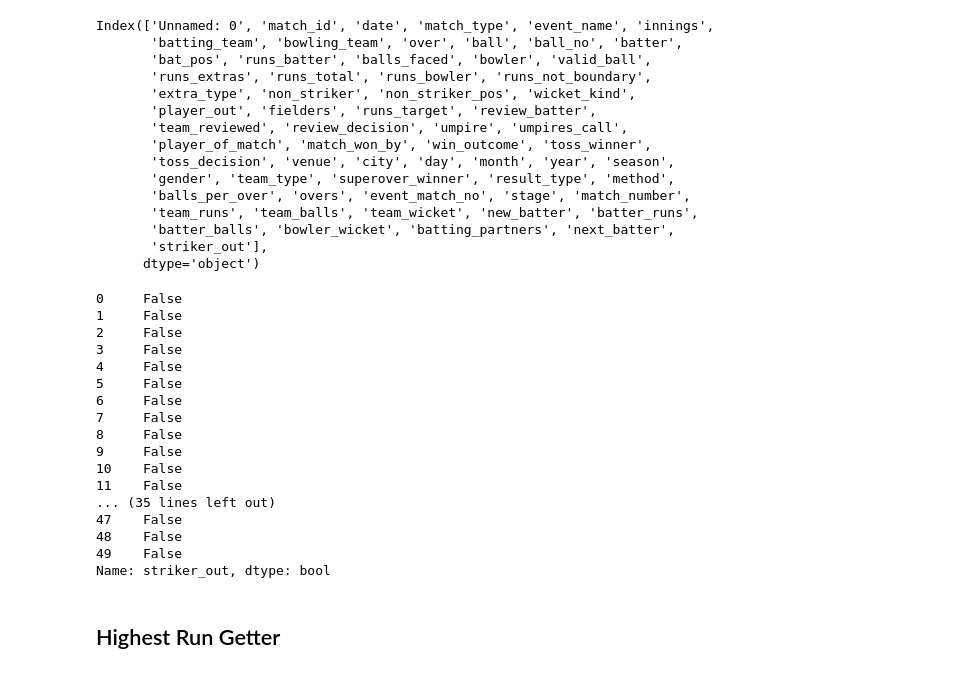
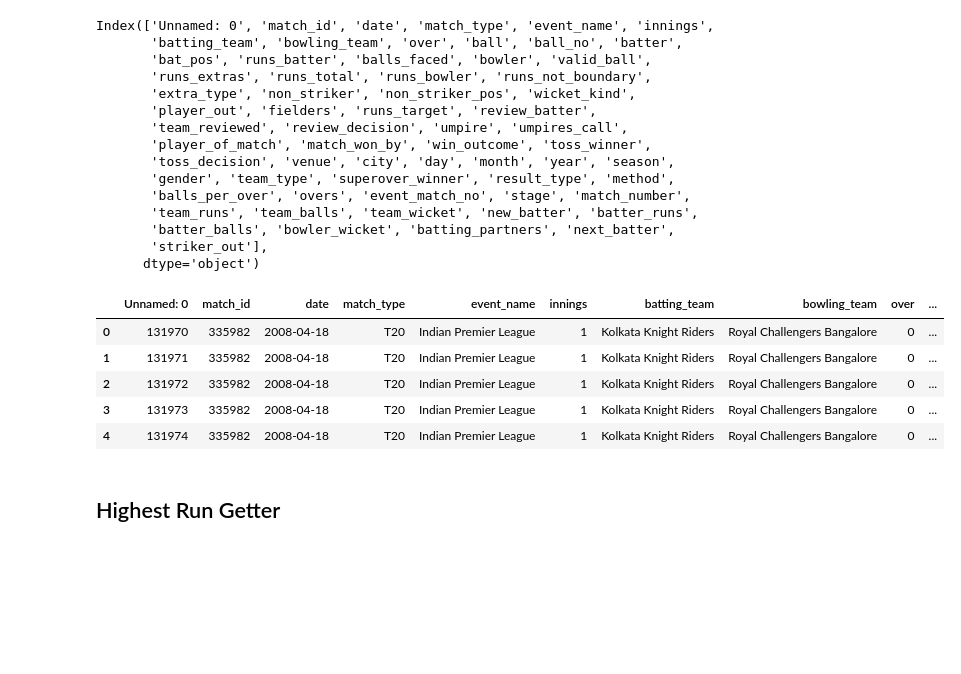
Before and after one commit to Anand-Patidar03/Python_for_ML, a Jupyter notebook: Pandas/IPL_Data_Analysis.ipynb, the cells around one changed output. Cells and saved outputs as stored; diff of their text form; code cells hidden in the pictures; blank space fills up the shorter version.

```diff
--- a/Pandas/IPL_Data_Analysis.ipynb
+++ b/Pandas/IPL_Data_Analysis.ipynb
@@ -47,25 +47,14 @@ Index(['Unnamed: 0', 'match_id', 'date', 'match_type', 'event_name', 'innings',
 # %%
 ipl.iloc[0:5,0:20]
 
-ipl['striker_out'].head(50)
+# ipl['striker_out'].head(50)
 # %% [output]
-0     False
-1     False
-2     False
-3     False
-4     False
-5     False
-6     False
-7     False
-8     False
-9     False
-10    False
-11    False
-... (35 lines left out)
-47    False
-48    False
-49    False
-Name: striker_out, dtype: bool
+|  | Unnamed: 0 | match_id | date | match_type | event_name | innings | batting_team | bowling_team | over | ... |
+| 0 | 131970 | 335982 | 2008-04-18 | T20 | Indian Premier League | 1 | Kolkata Knight Riders | Royal Challengers Bangalore | 0 | ... |
+| 1 | 131971 | 335982 | 2008-04-18 | T20 | Indian Premier League | 1 | Kolkata Knight Riders | Royal Challengers Bangalore | 0 | ... |
+| 2 | 131972 | 335982 | 2008-04-18 | T20 | Indian Premier League | 1 | Kolkata Knight Riders | Royal Challengers Bangalore | 0 | ... |
+| 3 | 131973 | 335982 | 2008-04-18 | T20 | Indian Premier League | 1 | Kolkata Knight Riders | Royal Challengers Bangalore | 0 | ... |
+| 4 | 131974 | 335982 | 2008-04-18 | T20 | Indian Premier League | 1 | Kolkata Knight Riders | Royal Challengers Bangalore | 0 | ... |
 # %% [markdown]
 ## Highest Run Getter
 # %%
```
